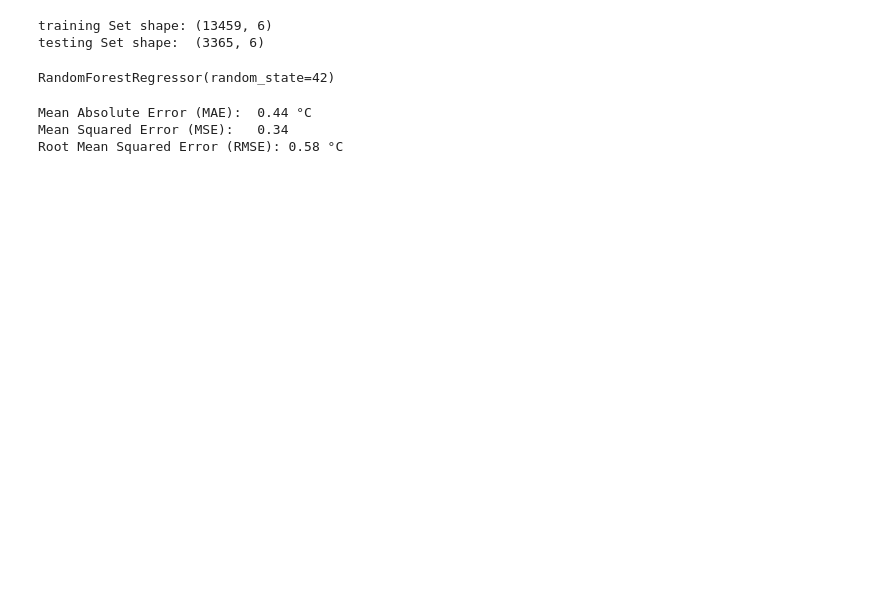
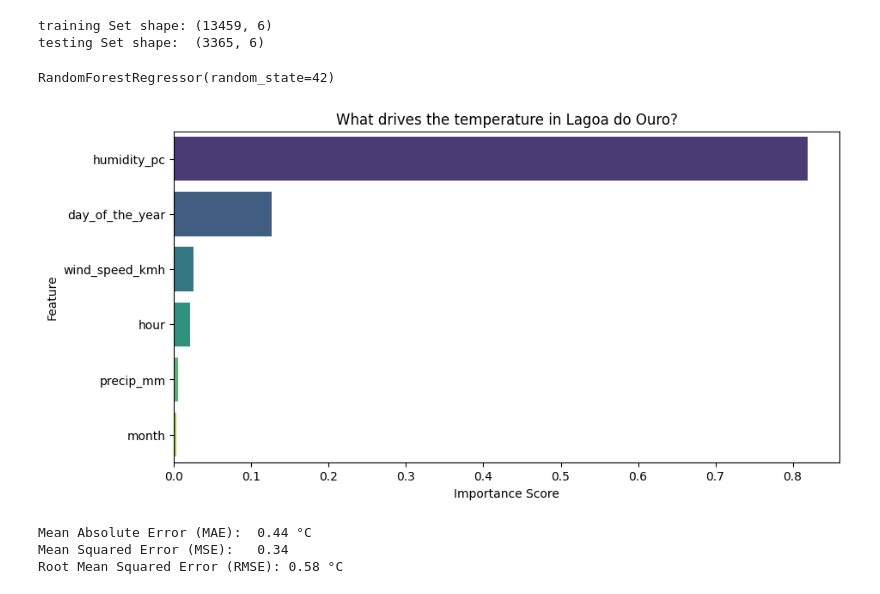
Before and after one commit to mateusmtorres23/Data-Python, a Jupyter notebook: weather-etl-ml/tests.ipynb, the cells around one changed output. Drawn from its saved outputs; the diff is of its cells as text; code cells hidden in the pictures; blank space fills up the shorter version.

```diff
--- a/weather-etl-ml/tests.ipynb
+++ b/weather-etl-ml/tests.ipynb
@@ -137,6 +150,23 @@ model.fit(x_train, y_train)
 training Set shape: (13459, 6)
 testing Set shape:  (3365, 6)
 RandomForestRegressor(random_state=42)
+# %%
+importances = model.feature_importances_
+feature_names = x.columns
+
+fi_df = pd.DataFrame({
+    'feature': feature_names,
+    'importance': importances
+}).sort_values(by='importance', ascending=False)
+
+plt.figure(figsize=(10, 5))
+sns.barplot(x='importance', y='feature', data=fi_df, hue='feature', palette='viridis', legend=False)
+plt.title("What drives the temperature in Lagoa do Ouro?")
+plt.xlabel("Importance Score")
+plt.ylabel("Feature")
+plt.show()
+# %% [output]
+[figure, added]
 # %%
 predictions = model.predict(x_test)
 
```
Also changed, not shown: parts of 5 cells of this notebook, 3 other files.
